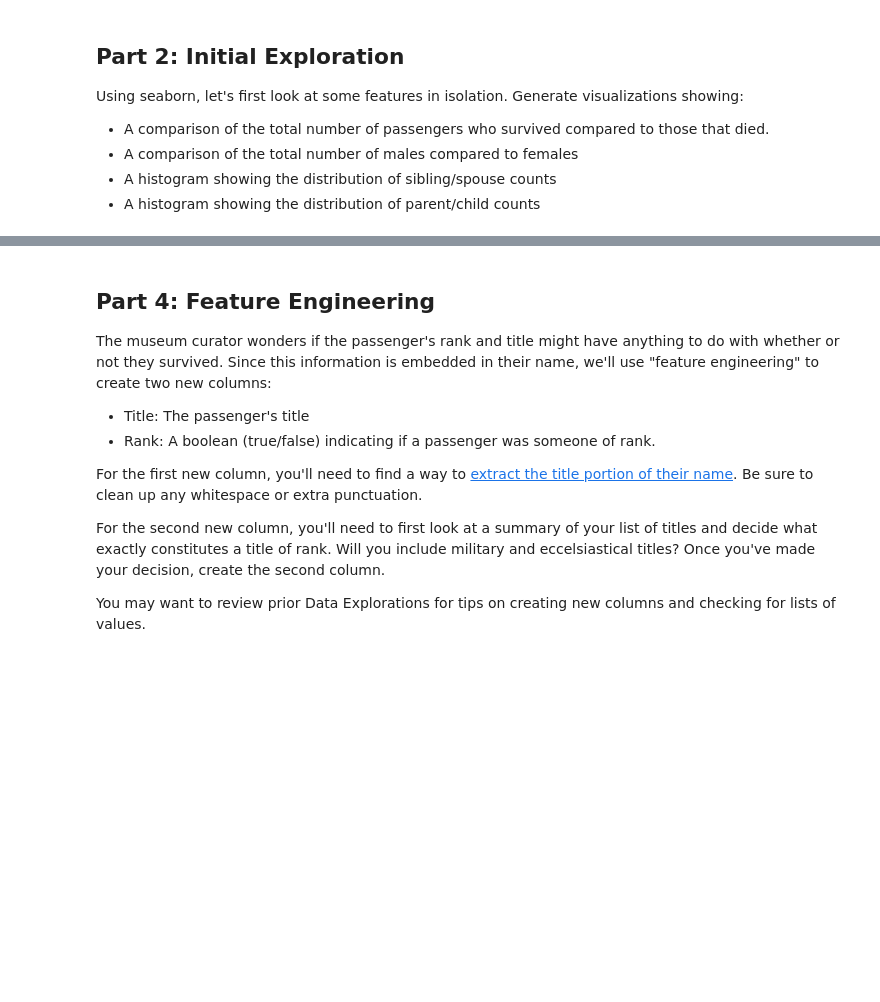
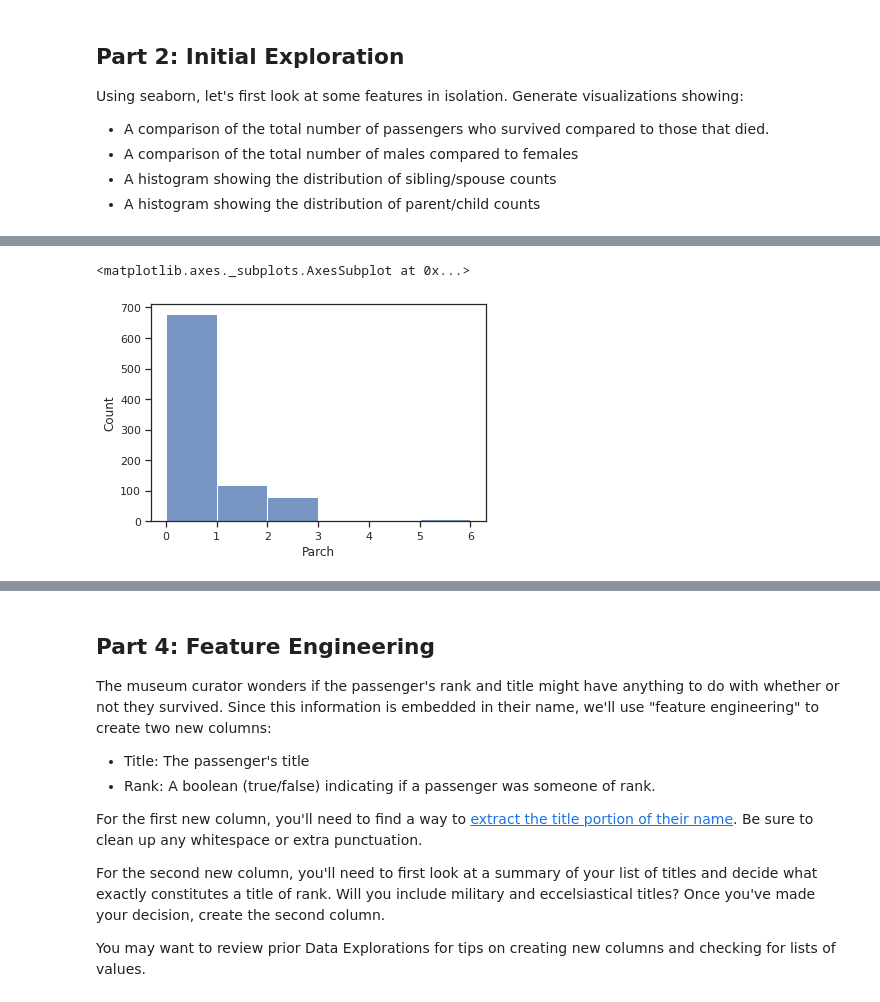
Before and after one commit to byui-cse/cse450-course, a Jupyter notebook: notebooks/Exploration_03_Solved.ipynb, the cells around one changed output, grey strips where cells are left out. Saved outputs shown, nothing was run; the diff lists cells and outputs as text; code cells hidden in the pictures; blank space fills up the shorter version.

```diff
--- a/notebooks/Exploration_03_Solved.ipynb
+++ b/notebooks/Exploration_03_Solved.ipynb
@@ -64,0 +103,8 @@ Try using other values for hue to see if it makes a difference.
+# %%
+# Histogram of Parents / Children counts
+#
+# Again, using titanic['Parch'].value_counts() to determine the best bin values
+sns.histplot(titanic, x='Parch', bins=[0,1,2,3,4,5,6], binwidth=1)
+# %% [output]
+<matplotlib.axes._subplots.AxesSubplot at 0x...>
+[figure, added]
```
Also changed, not shown: parts of 23 cells of this notebook.
